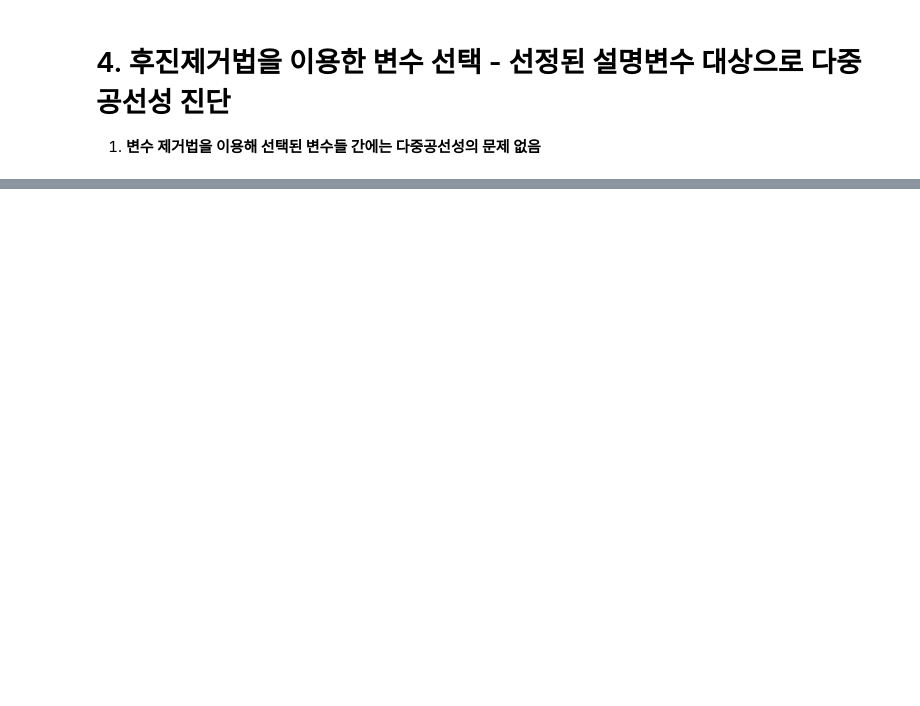
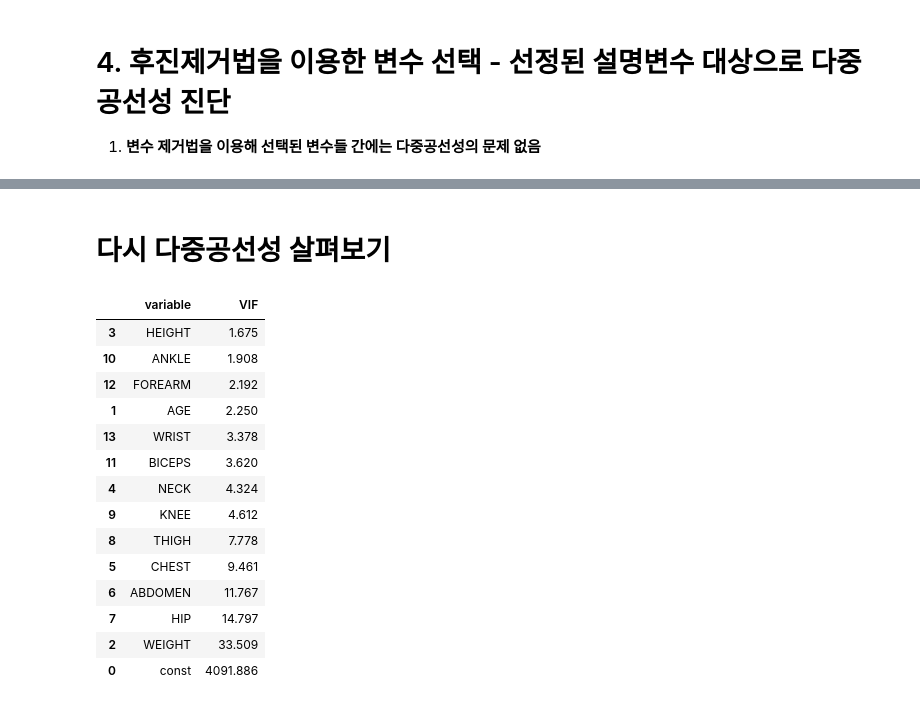
Before and after one commit to b8goal/PIRL-AI-Big-Data, a Jupyter notebook: 데이터분석/2019_01_30_다중 회귀 분석 연습.ipynb, the cells around one changed output, grey strips where cells are left out. Saved outputs shown, nothing was run; the diff lists cells and outputs as text; code cells hidden in the pictures; blank space fills up the shorter version.

```diff
--- a/데이터분석/2019_01_30_다중 회귀 분석 연습.ipynb
+++ b/데이터분석/2019_01_30_다중 회귀 분석 연습.ipynb
@@ -242,0 +289,25 @@ ds_rfe_vif.round(3)
+# %% [markdown]
+# 다시 다중공선성 살펴보기
+# %%
+ds_vif = pd.DataFrame()
+ds_vif["variable"] = ds_health_x_const.columns
+ds_vif["VIF"] = [variance_inflation_factor(ds_health_x_const.values,i) for i in range(ds_health_x_const.shape[1])]
+
+ds_vif.sort_values("VIF",inplace =True)
+ds_vif.round(3)
+# %% [output]
+|  | variable | VIF |
+| 3 | HEIGHT | 1.675 |
+| 10 | ANKLE | 1.908 |
+| 12 | FOREARM | 2.192 |
+| 1 | AGE | 2.250 |
+| 13 | WRIST | 3.378 |
+| 11 | BICEPS | 3.620 |
+| 4 | NECK | 4.324 |
+| 9 | KNEE | 4.612 |
+| 8 | THIGH | 7.778 |
+| 5 | CHEST | 9.461 |
+| 6 | ABDOMEN | 11.767 |
+| 7 | HIP | 14.797 |
+| 2 | WEIGHT | 33.509 |
+| 0 | const | 4091.886 |
```
Also changed, not shown: parts of 18 cells of this notebook, 20 other files.
